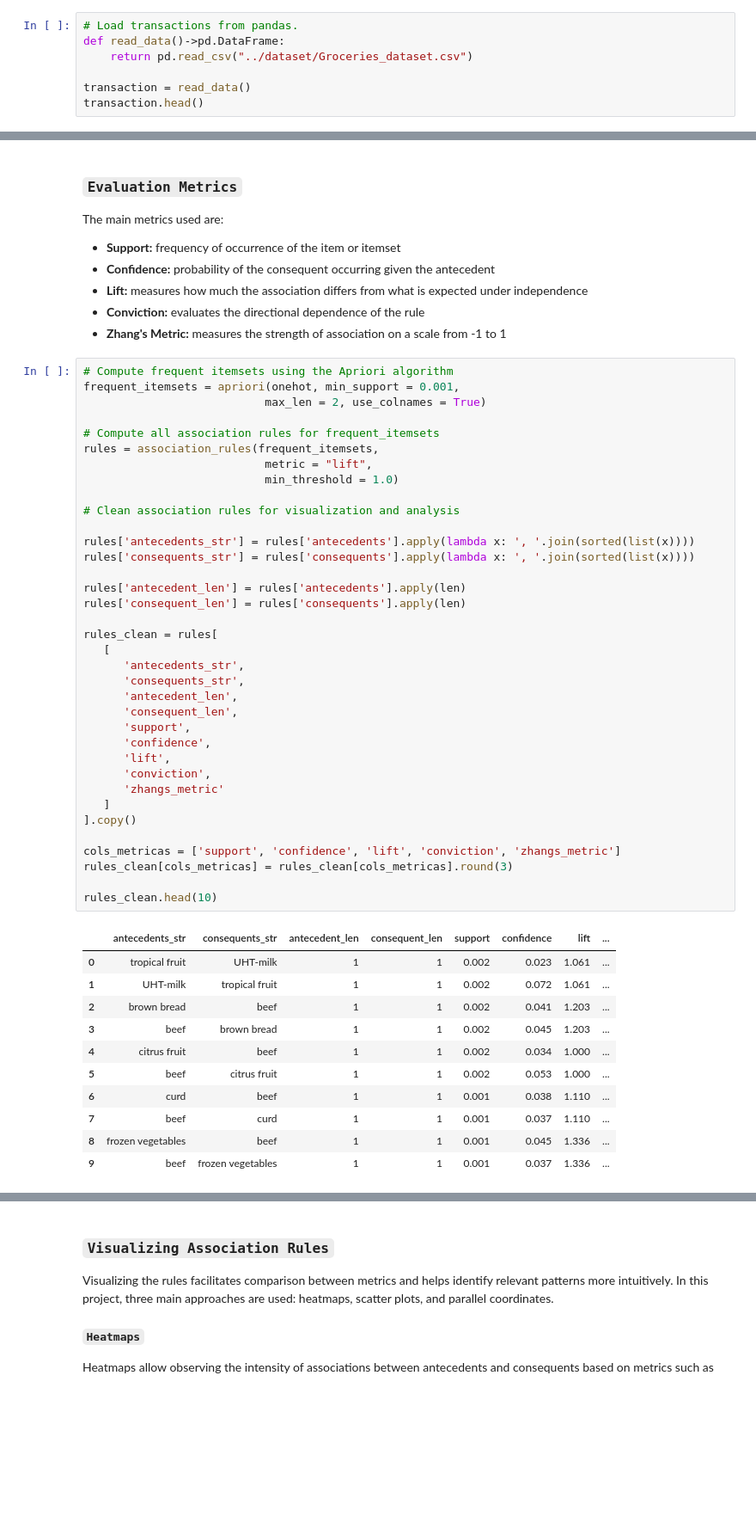
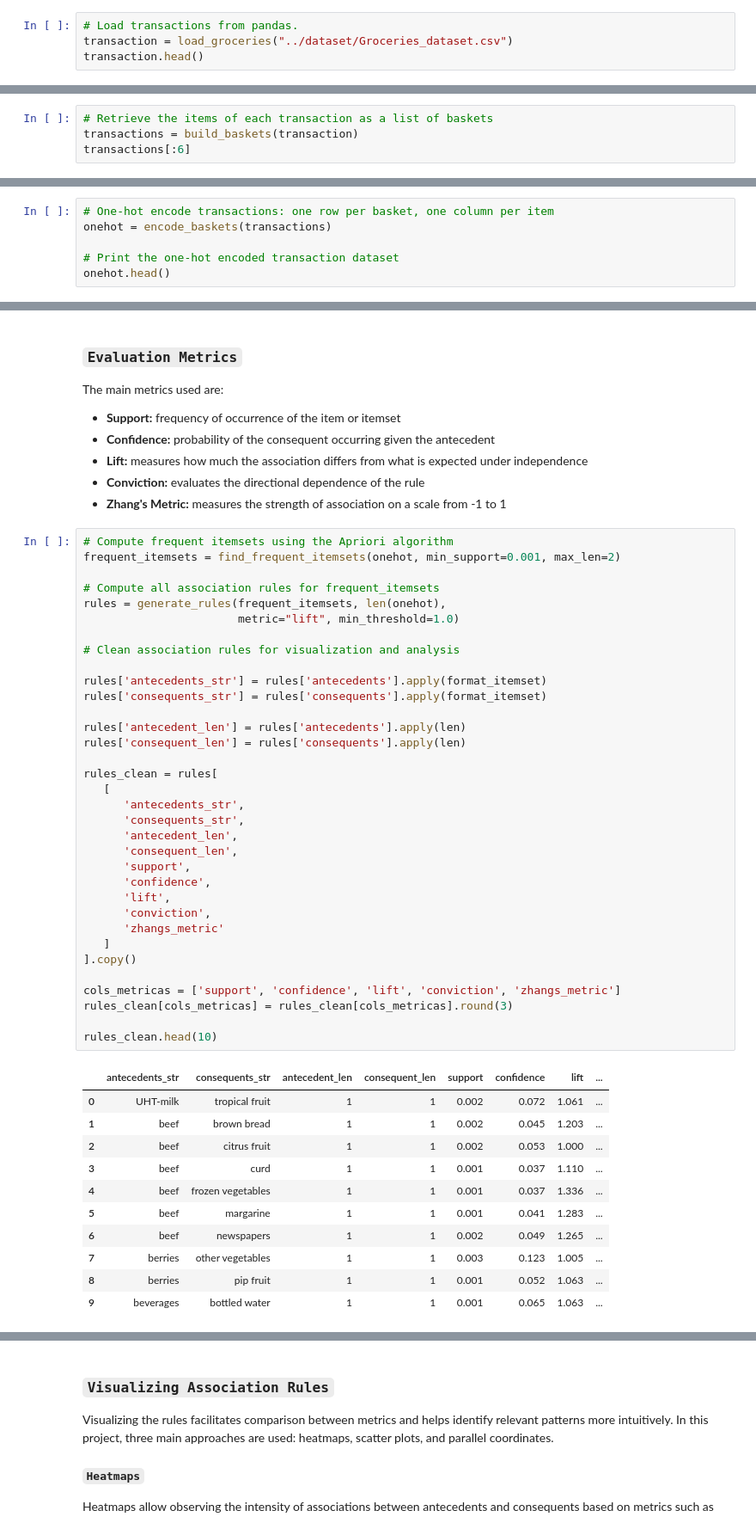
Before and after one commit to eniorubens/enioRubens_dataScienceProjects, a Jupyter notebook: Cross_Sell_Association_Rules/notebooks/Cross_Sell_Association_Rules_EN.ipynb, the cells around one changed output, grey strips where cells are left out. Shown at 86% size. Cells and saved outputs as stored; diff of their text form; blank space fills up the shorter version.

```diff
--- a/Cross_Sell_Association_Rules/notebooks/Cross_Sell_Association_Rules_EN.ipynb
+++ b/Cross_Sell_Association_Rules/notebooks/Cross_Sell_Association_Rules_EN.ipynb
@@ -95,10 +118,7 @@ for dirname, _, filenames in os.walk('./dataset/'):
         display(os.path.join(dirname, filename))
 # %%
 # Load transactions from pandas.
-def read_data()->pd.DataFrame:
-    return pd.read_csv("../dataset/Groceries_dataset.csv")
-
-transaction = read_data()
+transaction = load_groceries("../dataset/Groceries_dataset.csv")
 transaction.head()
 # %% [output]
 |  | Member_number | Date | itemDescription |
@@ -140,0 +150,4 @@ transactions[:6]
+# %%
+# Retrieve the items of each transaction as a list of baskets
+transactions = build_baskets(transaction)
+transactions[:6]
@@ -239,0 +233,6 @@ onehot.head()
+# %%
+# One-hot encode transactions: one row per basket, one column per item
+onehot = encode_baskets(transactions)
+
+# Print the one-hot encoded transaction dataset
+onehot.head()
@@ -566,51 +546,49 @@ The main metrics used are:
 - **Zhang's Metric:** measures the strength of association on a scale from -1 to 1
 # %%
 # Compute frequent itemsets using the Apriori algorithm
-frequent_itemsets = apriori(onehot, min_support = 0.001,
-                           max_len = 2, use_colnames = True)
+frequent_itemsets = find_frequent_itemsets(onehot, min_support=0.001, max_len=2)
 
 # Compute all association rules for frequent_itemsets
-rules = association_rules(frequent_itemsets,
-                           metric = "lift",
-                           min_threshold = 1.0)
+rules = generate_rules(frequent_itemsets, len(onehot),
+                       metric="lift", min_threshold=1.0)
 
 # Clean association rules for visualization and analysis
 
-rules['antecedents_str'] = rules['antecedents'].apply(lambda x: ', '.join(sorted(list(x))))
-rules['consequents_str'] = rules['consequents'].apply(lambda x: ', '.join(sorted(list(x))))
+rules['antecedents_str'] = rules['antecedents'].apply(format_itemset)
+rules['consequents_str'] = rules['consequents'].apply(format_itemset)
 
 rules['antecedent_len'] = rules['antecedents'].apply(len)
 rules['consequent_len'] = rules['consequents'].apply(len)
 
 rules_clean = rules[
    [
       'antecedents_str',
       'consequents_str',
       'antecedent_len',
       'consequent_len',
       'support',
       'confidence',
       'lift',
       'conviction',
       'zhangs_metric'
    ]
 ].copy()
 
 cols_metricas = ['support', 'confidence', 'lift', 'conviction', 'zhangs_metric']
 rules_clean[cols_metricas] = rules_clean[cols_metricas].round(3)
 
 rules_clean.head(10)
 # %% [output]
 |  | antecedents_str | consequents_str | antecedent_len | consequent_len | support | confidence | lift | ... |
-| 0 | tropical fruit | UHT-milk | 1 | 1 | 0.002 | 0.023 | 1.061 | ... |
-| 1 | UHT-milk | tropical fruit | 1 | 1 | 0.002 | 0.072 | 1.061 | ... |
-| 2 | brown bread | beef | 1 | 1 | 0.002 | 0.041 | 1.203 | ... |
-| 3 | beef | brown bread | 1 | 1 | 0.002 | 0.045 | 1.203 | ... |
-| 4 | citrus fruit | beef | 1 | 1 | 0.002 | 0.034 | 1.000 | ... |
-| 5 | beef | citrus fruit | 1 | 1 | 0.002 | 0.053 | 1.000 | ... |
-| 6 | curd | beef | 1 | 1 | 0.001 | 0.038 | 1.110 | ... |
-| 7 | beef | curd | 1 | 1 | 0.001 | 0.037 | 1.110 | ... |
-| 8 | frozen vegetables | beef | 1 | 1 | 0.001 | 0.045 | 1.336 | ... |
-| 9 | beef | frozen vegetables | 1 | 1 | 0.001 | 0.037 | 1.336 | ... |
+| 0 | UHT-milk | tropical fruit | 1 | 1 | 0.002 | 0.072 | 1.061 | ... |
+| 1 | beef | brown bread | 1 | 1 | 0.002 | 0.045 | 1.203 | ... |
+| 2 | beef | citrus fruit | 1 | 1 | 0.002 | 0.053 | 1.000 | ... |
+| 3 | beef | curd | 1 | 1 | 0.001 | 0.037 | 1.110 | ... |
+| 4 | beef | frozen vegetables | 1 | 1 | 0.001 | 0.037 | 1.336 | ... |
+| 5 | beef | margarine | 1 | 1 | 0.001 | 0.041 | 1.283 | ... |
+| 6 | beef | newspapers | 1 | 1 | 0.002 | 0.049 | 1.265 | ... |
+| 7 | berries | other vegetables | 1 | 1 | 0.003 | 0.123 | 1.005 | ... |
+| 8 | berries | pip fruit | 1 | 1 | 0.001 | 0.052 | 1.063 | ... |
+| 9 | beverages | bottled water | 1 | 1 | 0.001 | 0.065 | 1.063 | ... |
 # %%
 # Compute frequent itemsets using the Apriori algorithm
```
Also changed, not shown: parts of 24 cells of this notebook, 7 other files.
